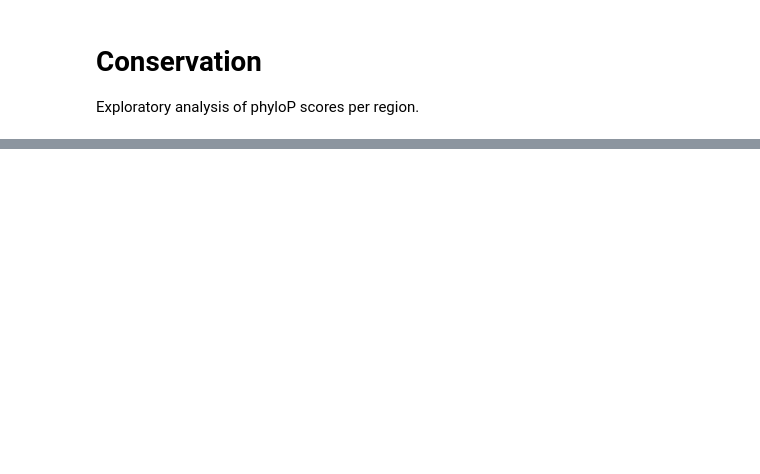
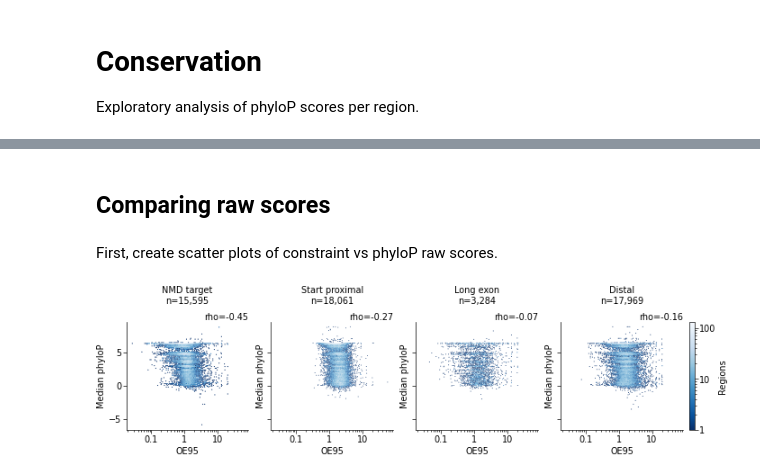
Before and after one commit to alexblakes/regional_nonsense_constraint, a Jupyter notebook: notebooks/11_conservation.ipynb, the cells around one changed output, grey strips where cells are left out. Drawn from its saved outputs; the diff is of its cells as text; code cells hidden in the pictures; blank space fills up the shorter version.

```diff
--- a/notebooks/11_conservation.ipynb
+++ b/notebooks/11_conservation.ipynb
@@ -126,0 +296,58 @@ Of the genes prioritised with this approach, NANOG looks the most interesting.
+# %% [markdown]
+## Comparing raw scores
+# %% [markdown]
+First, create scatter plots of constraint vs phyloP raw scores.
+# %%
+def hexbin_plot(x, y, ax=None, **kwargs):
+    kwargs.setdefault("xscale", "log")
+    kwargs.setdefault("bins", "log")
+    kwargs.setdefault("cmap", "Blues_r")
+    # kwargs.setdefault("edgecolors", "none")
+    kwargs.setdefault("linewidths", 0)
+
+    ax = ax or plt.gca()
+
+    hb = ax.hexbin(
+        x,
+        y,
+        **kwargs,
+    )
+
+    return hb
+
+
+def customise_hexbin(x, y, title, ax=None):
+    ax = ax or plt.gca()
+
+    ax.set_xlabel("OE95")
+    ax.set_ylabel("Median phyloP")
+    ax.set_title(f"{title}\nn={len(x):,}", pad=15)
+
+    rho = stats.spearmanr(x, y).statistic
+    ax.annotate(
+        f"rho={rho:.2f}",
+        xy=(1, 1),
+        xycoords=("axes fraction"),
+        ha="right",
+        va="bottom",
+        ma="right",
+    )
+
+    return ax
+
+
+fig, axs = standard_figure(figsize=(18 * C.CM, 5 * C.CM), sharex=True, sharey=True)
+
+for ax, (name, group) in zip(axs, df.groupby("region")):
+    x = group["oe_ci_hi"]
+    y = group["phylop_median"]
+
+    hb = hexbin_plot(x, y, ax)
+    customise_hexbin(x, y, name, ax)
+
+    # Simplify the tick marks
+    ax.xaxis.set_major_formatter('{:g}'.format)
+
+cb = fig.colorbar(hb, ax=axs[3], label="Regions", format=ticker.ScalarFormatter())
+# %% [output]
+[figure, added]
```
Also changed, not shown: parts of 38 cells of this notebook.
